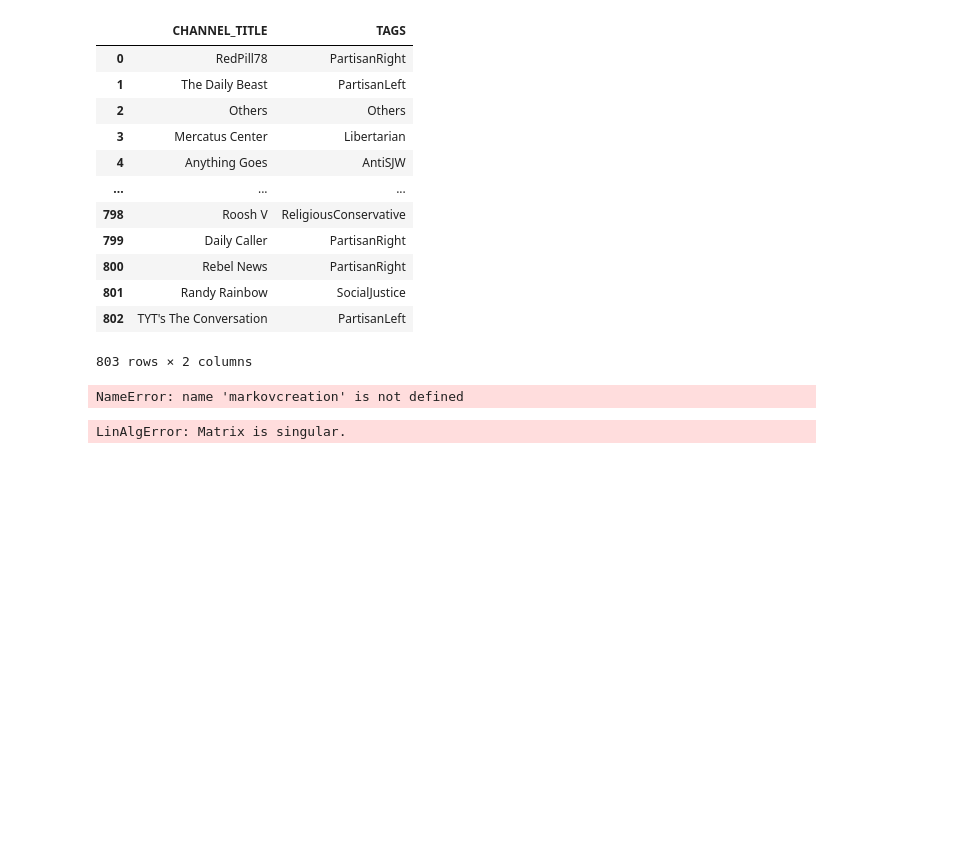
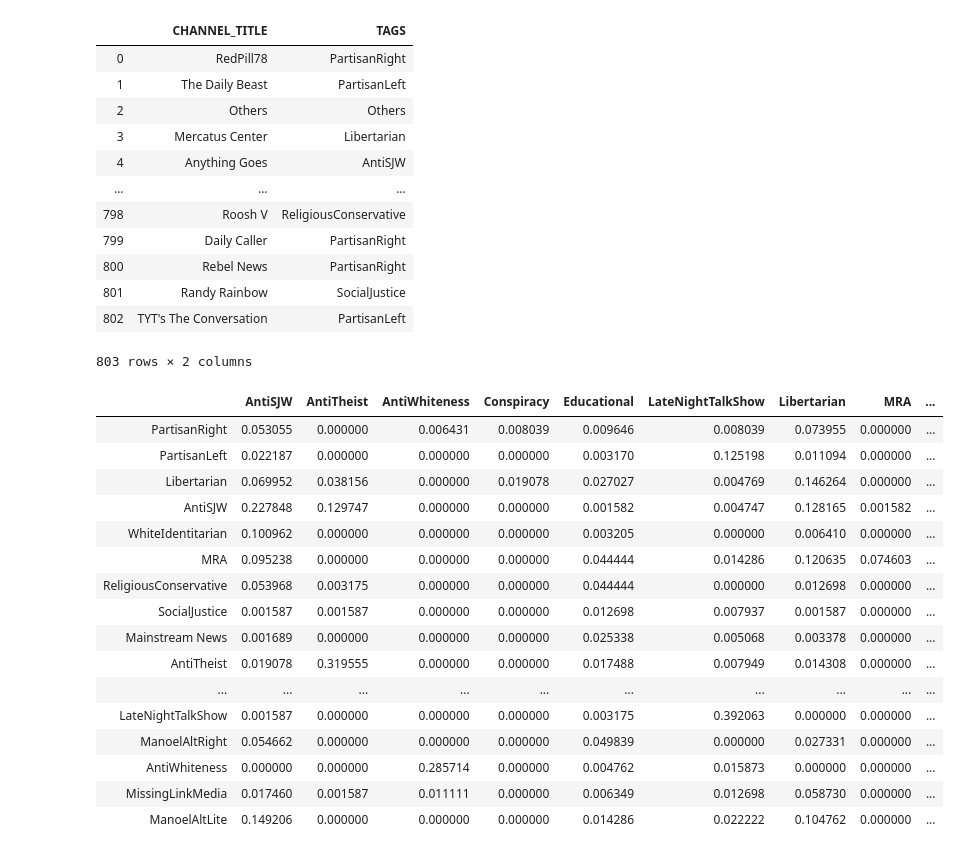
Before and after one commit to ksjhe/YouTube-Radicalization-Modelling, a Jupyter notebook: Markov Model.ipynb, the cells around one changed output. Cells and saved outputs as stored; diff of their text form; code cells hidden in the pictures; blank space fills up the shorter version.

Commit message:
Fixing Markov Matrix

```diff
--- a/Markov Model.ipynb
+++ b/Markov Model.ipynb
@@ -37,23 +37,40 @@ def markovcreation(filename, category):
     prob["TAGS"] = prob["TAGS"].fillna("Others")
     prob["Next Channel"] = prob["TAGS"]
     prob = prob[["Category","Next Channel","Probability"]].groupby("Next Channel").sum().transpose()
-    return prob.rename(index = {"Probability":category.replace(".csv","")})
+    return prob.rename(index = {"Probability":category})
 # %%
 dflist = ['PartisanRight', 'PartisanLeft', 'Libertarian',
        'AntiSJW', 'WhiteIdentitarian', 'MRA', 'ReligiousConservative',
        'SocialJustice', 'Mainstream News', 'AntiTheist', 'StateFunded',
        'Conspiracy', 'Educational', 'Socialist', 'Provocateur',
        'LateNightTalkShow', 'ManoelAltRight', 'AntiWhiteness',
        'MissingLinkMedia', 'ManoelAltLite']
 dflist = [category +" probability.csv" for category in dflist]
 
 test = pd.DataFrame()
 #dflist = ["Mainstream News probability","Educational probability"]
 for df in dflist:
-    test = test.append(markovcreation(df,df.replace("probability","")))
-test.na.fill(0)
+    test = test.append(markovcreation(df,df.replace("probability.csv","")))
+test = test.fillna(0)
+test
 # %% [output]
-NameError: name 'markovcreation' is not defined
+|  | AntiSJW | AntiTheist | AntiWhiteness | Conspiracy | Educational | LateNightTalkShow | Libertarian | MRA | ... |
+| PartisanRight | 0.053055 | 0.000000 | 0.006431 | 0.008039 | 0.009646 | 0.008039 | 0.073955 | 0.000000 | ... |
+| PartisanLeft | 0.022187 | 0.000000 | 0.000000 | 0.000000 | 0.003170 | 0.125198 | 0.011094 | 0.000000 | ... |
+| Libertarian | 0.069952 | 0.038156 | 0.000000 | 0.019078 | 0.027027 | 0.004769 | 0.146264 | 0.000000 | ... |
+| AntiSJW | 0.227848 | 0.129747 | 0.000000 | 0.000000 | 0.001582 | 0.004747 | 0.128165 | 0.001582 | ... |
+| WhiteIdentitarian | 0.100962 | 0.000000 | 0.000000 | 0.000000 | 0.003205 | 0.000000 | 0.006410 | 0.000000 | ... |
+| MRA | 0.095238 | 0.000000 | 0.000000 | 0.000000 | 0.044444 | 0.014286 | 0.120635 | 0.074603 | ... |
+| ReligiousConservative | 0.053968 | 0.003175 | 0.000000 | 0.000000 | 0.044444 | 0.000000 | 0.012698 | 0.000000 | ... |
+| SocialJustice | 0.001587 | 0.001587 | 0.000000 | 0.000000 | 0.012698 | 0.007937 | 0.001587 | 0.000000 | ... |
+| Mainstream News | 0.001689 | 0.000000 | 0.000000 | 0.000000 | 0.025338 | 0.005068 | 0.003378 | 0.000000 | ... |
+| AntiTheist | 0.019078 | 0.319555 | 0.000000 | 0.000000 | 0.017488 | 0.007949 | 0.014308 | 0.000000 | ... |
+| ... | ... | ... | ... | ... | ... | ... | ... | ... | ... |
+| LateNightTalkShow | 0.001587 | 0.000000 | 0.000000 | 0.000000 | 0.003175 | 0.392063 | 0.000000 | 0.000000 | ... |
+| ManoelAltRight | 0.054662 | 0.000000 | 0.000000 | 0.000000 | 0.049839 | 0.000000 | 0.027331 | 0.000000 | ... |
+| AntiWhiteness | 0.000000 | 0.000000 | 0.285714 | 0.000000 | 0.004762 | 0.015873 | 0.000000 | 0.000000 | ... |
+| MissingLinkMedia | 0.017460 | 0.001587 | 0.011111 | 0.000000 | 0.006349 | 0.012698 | 0.058730 | 0.000000 | ... |
+| ManoelAltLite | 0.149206 | 0.000000 | 0.000000 | 0.000000 | 0.014286 | 0.022222 | 0.104762 | 0.000000 | ... |
 # %%
 prob = pd.read_csv("Markov Probability Matrix.csv")
 prob = prob.rename(columns = {"Unnamed: 0":"Probability"})
@@ -64,9 +81,3 @@ prob = prob[['PartisanRight', 'PartisanLeft', 'Libertarian',
        'Conspiracy', 'Educational', 'Socialist', 'Provocateur',
        'LateNightTalkShow', 'ManoelAltRight', 'AntiWhiteness',
        'MissingLinkMedia', 'ManoelAltLite','Others']]
-# %%
-matrix = prob.to_numpy()
-matrix = matrix.transpose()
-la.solve(matrix-np.identity(21), np.zeros(21))
-# %% [output]
-LinAlgError: Matrix is singular.
```
Also changed, not shown: parts of 2 cells of this notebook, 1 other file.
